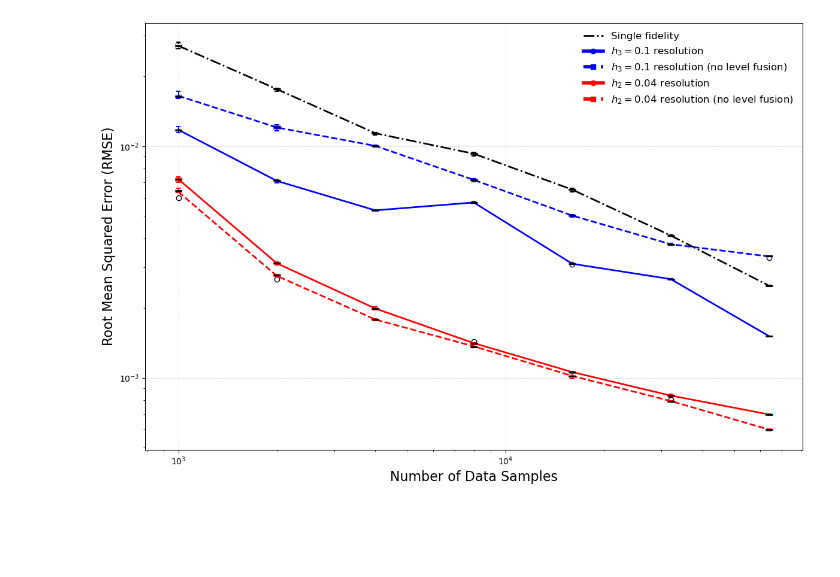
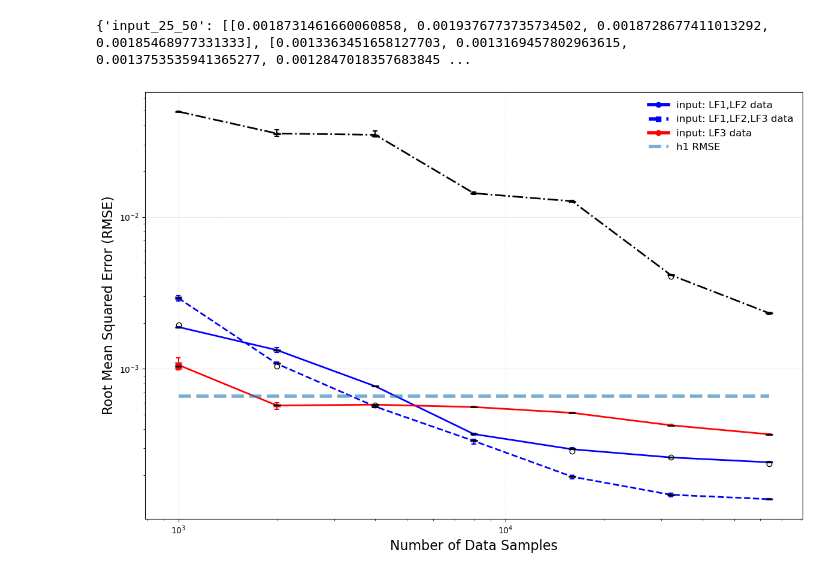
Before and after one commit to filippozacchei/MFDA, a Jupyter notebook: examples/groundwater_flow/report_plots/errors_multi_fidelity.ipynb, the cells around one changed output. Drawn from its saved outputs; the diff is of its cells as text; code cells hidden in the pictures; blank space fills up the shorter version.

```diff
--- a/examples/groundwater_flow/report_plots/errors_multi_fidelity.ipynb
+++ b/examples/groundwater_flow/report_plots/errors_multi_fidelity.ipynb
@@ -125,11 +113,16 @@ Processing discretization level: 25_no_level0
+# %%
+print(rmse_test_all)
+# %% [output]
+{'input_25_50': [[0.0018731461660060858, 0.0019376773735734502, 0.0018728677411013292, 0.00185468977331333], [0.0013363451658127703, 0.0013169457802963615, 0.0013753535941365277, 0.0012847018357683845 ...
 # %%
+# Define colors, markers, and linestyles for plotting
 plot_styles = {
-    '10': {'color': 'blue', 'marker': 'o', 'linestyle': '-', 'label': '$h_3=0.1$ resolution'},
-    '10_no_level0': {'color': 'blue', 'marker': 's', 'linestyle': '--', 'label': '$h_3=0.1$ resolution (no level fusion)'},
-    '25': {'color': 'red', 'marker': 'o', 'linestyle': '-', 'label': '$h_2=0.04$ resolution'},
-    '25_no_level0': {'color': 'red', 'marker': 's', 'linestyle': '--', 'label': '$h_2=0.04$ resolution (no level fusion)'}
+    'input_25_50': {'color': 'blue', 'marker': 'o', 'linestyle': '-', 'label': 'input: LF1,LF2 data'},
+    'input_10_25_50': {'color': 'blue', 'marker': 's', 'linestyle': '--', 'label': 'input: LF1,LF2,LF3 data'},
+    'input_50': {'color': 'red', 'marker': 'o', 'linestyle': '-', 'label': 'input: LF3 data'},
+    '25_no_level0': {'color': 'red', 'marker': 's', 'linestyle': '--', 'label': '25-points resolution (No level fusion)'}
 }
-# Plotting results
+# # Plotting results
 plt.figure(figsize=(12, 8))
 
 # Create custom legend lines for plotting
@@ -161,35 +154,37 @@ for discretization in discretizations:
         positions=n_samples,
         widths=np.array(n_samples)*0.05,  # Apply consistent width
         patch_artist=True,
         boxprops=dict(facecolor=plot_styles[discretization]['color'], edgecolor='darkgray', linewidth=1),
         medianprops=dict(color='black', linewidth=2),
         whiskerprops=dict(color=plot_styles[discretization]['color'], linewidth=1.5),
         capprops=dict(color=plot_styles[discretization]['color'], linewidth=1.5),
         showfliers=True
     )
 
 mean_rmse = [np.mean(rmse_list) for rmse_list in rmse_test_single]
+
 single = plt.plot(n_samples, mean_rmse, color='black', linestyle="-.", marker=None, linewidth=2, markersize=8)
 
 
 # Plot convergence lines for each discretization level
 for discretization in discretizations:
     mean_rmse = [np.mean(rmse_list) for rmse_list in rmse_test_all[discretization]]
     plt.plot(n_samples, mean_rmse, color=plot_styles[discretization]['color'], linestyle=plot_styles[discretization]['linestyle'], marker=None, linewidth=2, markersize=8)
 
+b=plt.plot(n_samples, 6.6e-4*np.ones((len(n_samples),1)), linestyle='--', linewidth=4, alpha=0.6)
 # Final plot adjustments
 plt.xlabel('Number of Data Samples', fontsize=16)
 plt.ylabel('Root Mean Squared Error (RMSE)', fontsize=16)
-plt.legend(single+custom_lines, ['Single fidelity']+[plot_styles[d]['label'] for d in discretizations], loc='upper right', fontsize=12, frameon=False)
+plt.legend(custom_lines+b, [plot_styles[d]['label'] for d in discretizations] + ["h1 RMSE"], loc='upper right', fontsize=12, frameon=False)
 plt.grid(True, linestyle='--', linewidth=0.5, alpha=0.6)
 plt.yscale('log')
 plt.xscale('log')
 
 # Save plot to file
 plt.tight_layout()
 plt.savefig("../images/convergence_error_multi_fidelity.png", dpi=600, bbox_inches='tight')
 # %% [output]
-[figure, old version]
+[figure, new version]
 # %%
 import numpy as np
 import matplotlib.pyplot as plt
```
Also changed, not shown: parts of 3 cells of this notebook, 16 other files.
